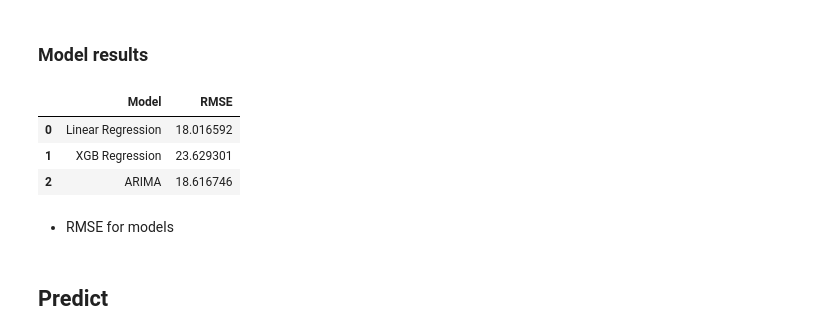
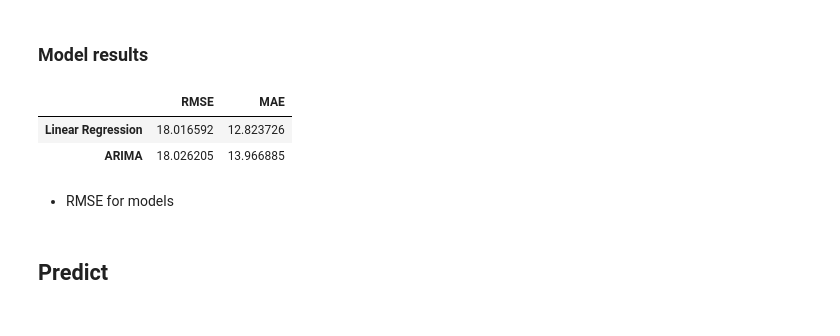
Before and after one commit to vaibhav0502/dim_tech_assignmrnt, a Jupyter notebook: Sales.ipynb, the cells around one changed output. Drawn from its saved outputs; the diff is of its cells as text; code cells hidden in the pictures.

```diff
--- a/Sales.ipynb
+++ b/Sales.ipynb
@@ -190,5 +178,0 @@ XGBRegressor(base_score=None, booster=None, callbacks=None,
-# %%
-test['prediction'] = reg.predict(X_test)
-
-xgb_score = np.sqrt(mean_squared_error(test['sales'], test['prediction']))
-print(f'RMSE Score on Test set: {xgb_score:0.2f}')
@@ -201,11 +204,13 @@ RMSE Score on Test set: 23.63
 from statsmodels.tsa.arima.model import ARIMA
 
 # 1,1,1 ARIMA Model
-model = ARIMA(train.sales, order=(1,1,12))
+model = ARIMA(train.sales, order=(1,2,1))
 model_fit = model.fit()
 # %%
 # test
 predict_test = model_fit.predict(start=len(train)+1, end=len(data))
 arima_score = np.sqrt(mean_squared_error(test['sales'], predict_test))
+mae_arima_score = mean_absolute_error(test['sales'], predict_test)
 print(f'RMSE Score on Test set: {arima_score:0.2f}')
+mae_arima_score
 # %% [output]
@@ -216,18 +251,17 @@ RMSE Score on Test set: 18.62
 ### Model results
 # %%
 models_result = {}
-models_result['Linear Regression'] = lr_score
-models_result['XGB Regression'] = xgb_score
-models_result['ARIMA'] = arima_score
+models_result['Linear Regression'] = [lr_score, mae_lr_score]
+models_result['ARIMA'] = [arima_score, mae_arima_score]
 # %%
-models_result = pd.DataFrame.from_dict(models_result.items())
-models_result.columns = ['Model', 'RMSE']
+# models_result = pd.DataFrame.from_dict(models_result.items())
+models_result = pd.DataFrame(models_result).T
+models_result.columns = ['RMSE', 'MAE']
 models_result
 # %% [output]
-|  | Model | RMSE |
-| 0 | Linear Regression | 18.016592 |
-| 1 | XGB Regression | 23.629301 |
-| 2 | ARIMA | 18.616746 |
+|  | RMSE | MAE |
+| Linear Regression | 18.016592 | 12.823726 |
+| ARIMA | 18.026205 | 13.966885 |
 # %% [markdown]
 - RMSE for models
 # %%
```
Also changed, not shown: parts of 13 cells of this notebook, 1 other file.
